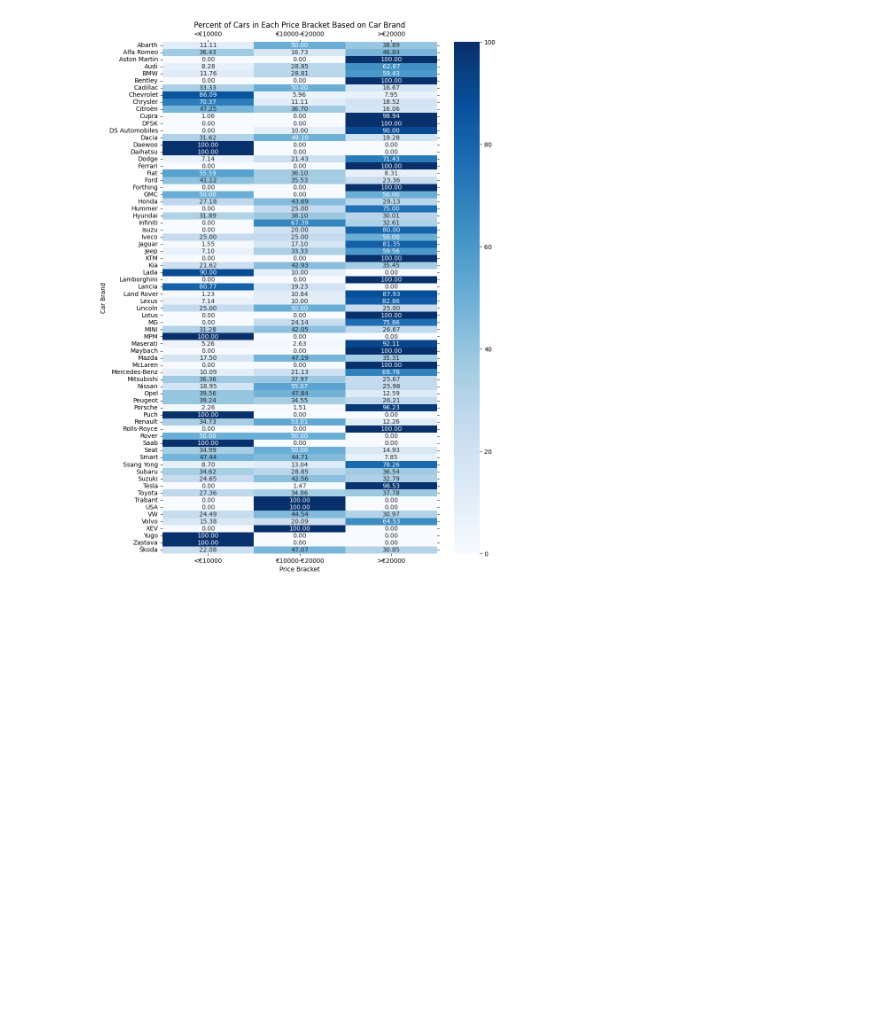
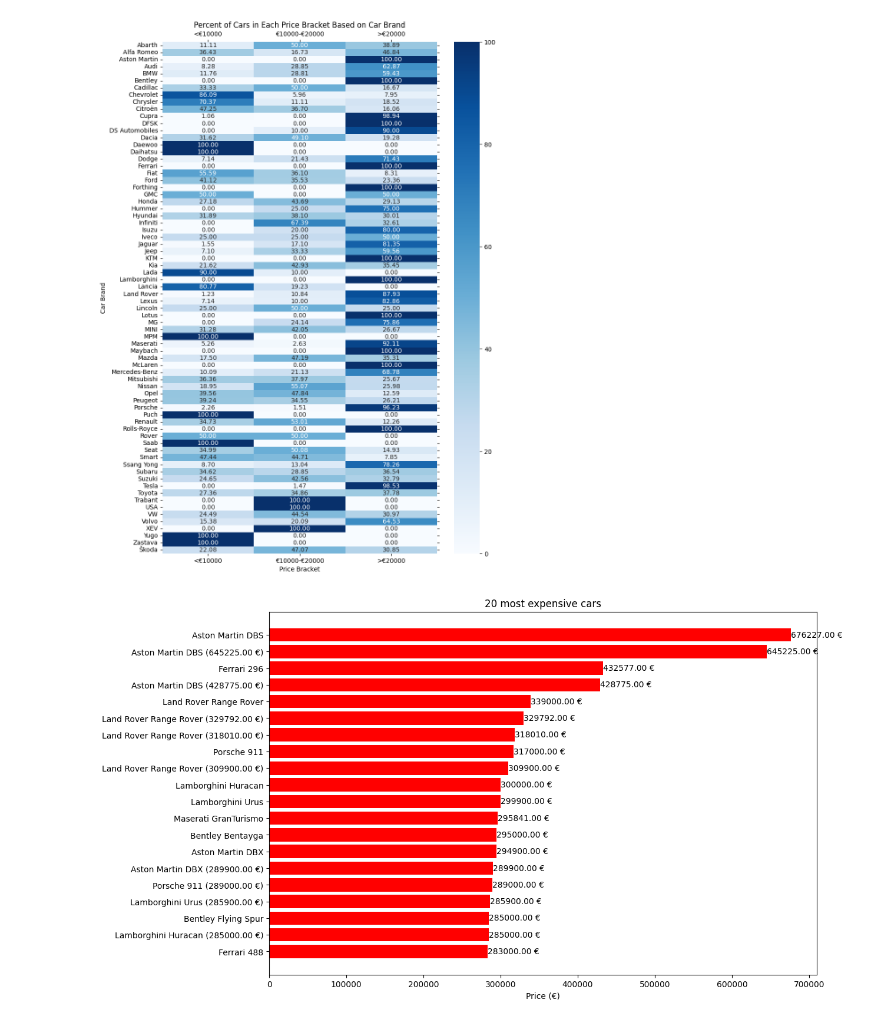
Before and after one commit to dmarti01/Seminarski-Rad, a Jupyter notebook: visualize.ipynb, the cells around one changed output. Drawn from its saved outputs; the diff is of its cells as text; code cells hidden in the pictures; blank space fills up the shorter version.

Commit message:
dodane distribucije po snazi i rangirano po najskupljima

```diff
--- a/visualize.ipynb
+++ b/visualize.ipynb
@@ -116,3 +116,46 @@ plt.title("Percent of Cars in Each Price Bracket Based on Car Brand")
 plt.tick_params(right=True, top=True, labeltop=True,rotation=0)
 # %% [output]
 [figure]
+# %%
+# Kopirajte postojeći DataFrame
+new_df = df.copy()
+
+# Definirajte funkciju za konverziju cijene
+def convert_price(price):
+    try:
+        return float(price.replace('€', '').replace('.', '').replace('\xa0', '').replace(',', '.'))
+    except ValueError:
+        return None
+
+# Primijenite funkciju na stupac 'price' u novom DataFrameu
+new_df['price'] = new_df['price'].apply(convert_price)
+# %%
+sorted_df = new_df.sort_values(by='price', ascending=False)
+
+# Izvadite prvih 5 najskupljih automobila
+top_20_cars = sorted_df.iloc[5:25]
+
+# Pripremite podatke za dijagram
+najskuplji_auti = []
+for index, row in top_20_cars.iterrows():
+    if row['carBrand'] + ' ' + row['carModel'] not in najskuplji_auti:
+        najskuplji_auti.append(row['carBrand'] + ' ' + row['carModel'])
+    else:
+        najskuplji_auti.append(f"{row['carBrand']} {row['carModel']} ({row['price']:.2f} €)")
+
+cijene = top_20_cars['price']
+
+# Napravite dijagram
+plt.figure(figsize=(12, 8))
+bars = plt.barh(najskuplji_auti, cijene, color='red')
+plt.xlabel('Price (€)')
+plt.title('20 most expensive cars')
+plt.gca().invert_yaxis()  # Obrnuti redoslijed da najskuplji bude na vrhu
+
+# Dodajte tekstualne oznake za svaku traku s prilagođenim parametrima
+for index, value in enumerate(cijene):
+    plt.text(value, index, f'{value:.2f} €', va='center')
+
+plt.show()
+# %% [output]
+[figure, added]
```
Also changed, not shown: parts of 7 cells of this notebook.
